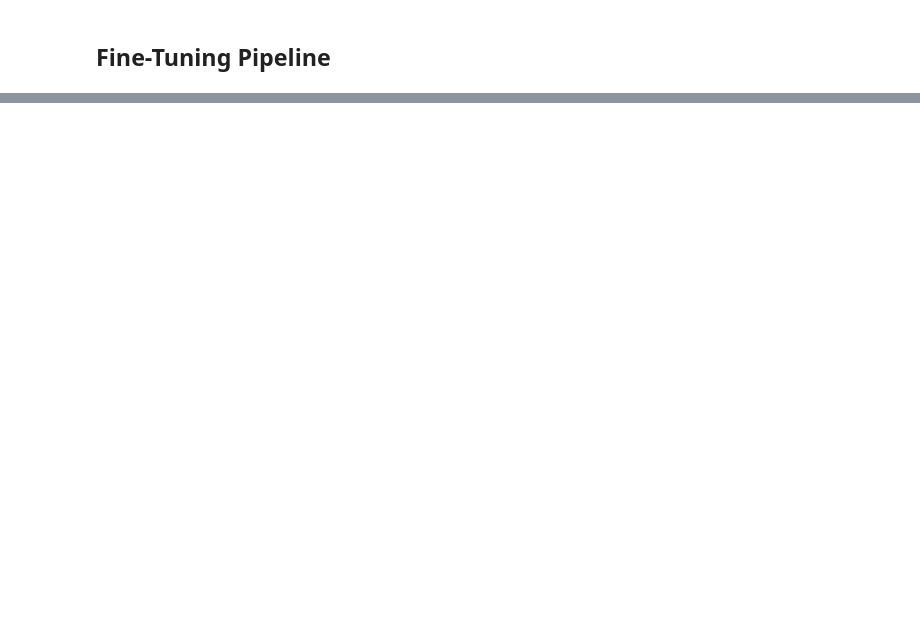
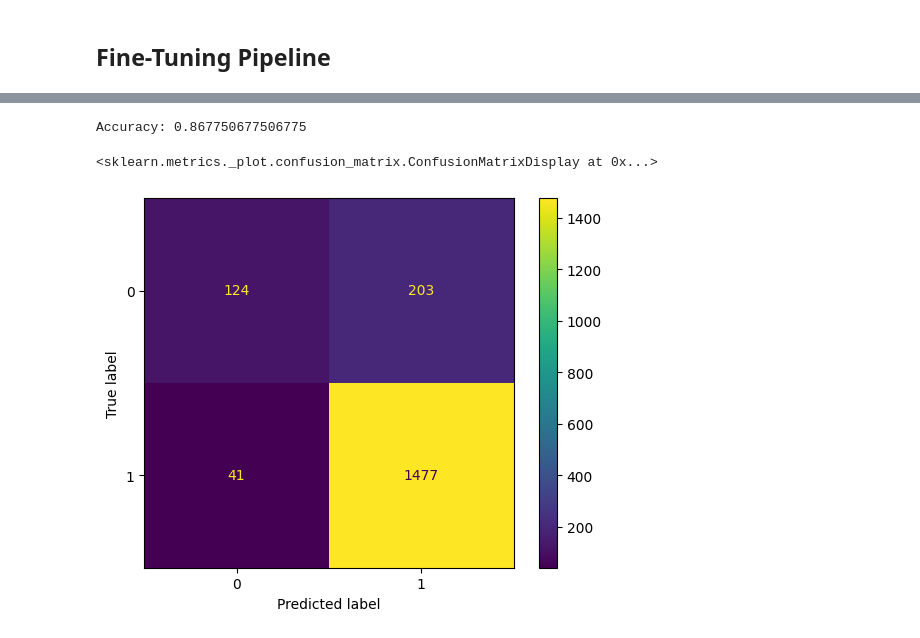
Before and after one commit to lienas/dsnd-pipelines-project, a Jupyter notebook: starter/starter.ipynb, the cells around one changed output, grey strips where cells are left out. Drawn from its saved outputs; the diff is of its cells as text; code cells hidden in the pictures; blank space fills up the shorter version.

Commit message:
Hyperparameter Tuning and Documentation

```diff
--- a/starter/starter.ipynb
+++ b/starter/starter.ipynb
@@ -444,2 +512,31 @@ Accuracy: 0.8482384823848238
 # %% [markdown]
 ## Fine-Tuning Pipeline
+# %%
+from sklearn.model_selection import RandomizedSearchCV
+
+# Hyperparameter Search Space
+my_distributions = dict(
+    randomforestclassifier__max_features=['log2', 'sqrt', 100],
+    randomforestclassifier__n_estimators=[100, 200],
+    randomforestclassifier__min_samples_split=[2, 5],
+    randomforestclassifier__min_samples_leaf=[1, 2],
+    columntransformer__tfidf_text_title__vectorizer__min_df=[0.005, 0.01, 0.02],
+    columntransformer__tfidf_text_review__vectorizer__min_df=[0.0005, 0.001, 0.002],
+)
+
+#
+param_search = RandomizedSearchCV(
+    estimator=model_pipeline,
+    param_distributions=my_distributions,
+    cv=5,
+    n_jobs=-1,
+    scoring='f1',  # Alternative Metrik, falls Klassen unbalanciert sind
+    refit=True,
+    verbose=3,
+    random_state=27,
+)
+
+param_search.fit(X_train, y_train)
+
+# Retrieve the best parameters
+param_search.best_params_
@@ -445,0 +601,3 @@ Accuracy: 0.8482384823848238
+# %%
+model_best = param_search.best_estimator_
+model_best
@@ -445,0 +622,10 @@ Accuracy: 0.8482384823848238
+# %%
+y_pred_forest_pipeline = model_best.predict(X_test)
+accuracy_forest_pipeline = accuracy_score(y_test, y_pred_forest_pipeline)
+
+print('Accuracy:', accuracy_forest_pipeline)
+ConfusionMatrixDisplay.from_predictions(y_test, y_pred_forest_pipeline)
+# %% [output]
+Accuracy: 0.867750677506775
+<sklearn.metrics._plot.confusion_matrix.ConfusionMatrixDisplay at 0x...>
+[figure, added]
```
Also changed, not shown: parts of 15 cells of this notebook.
